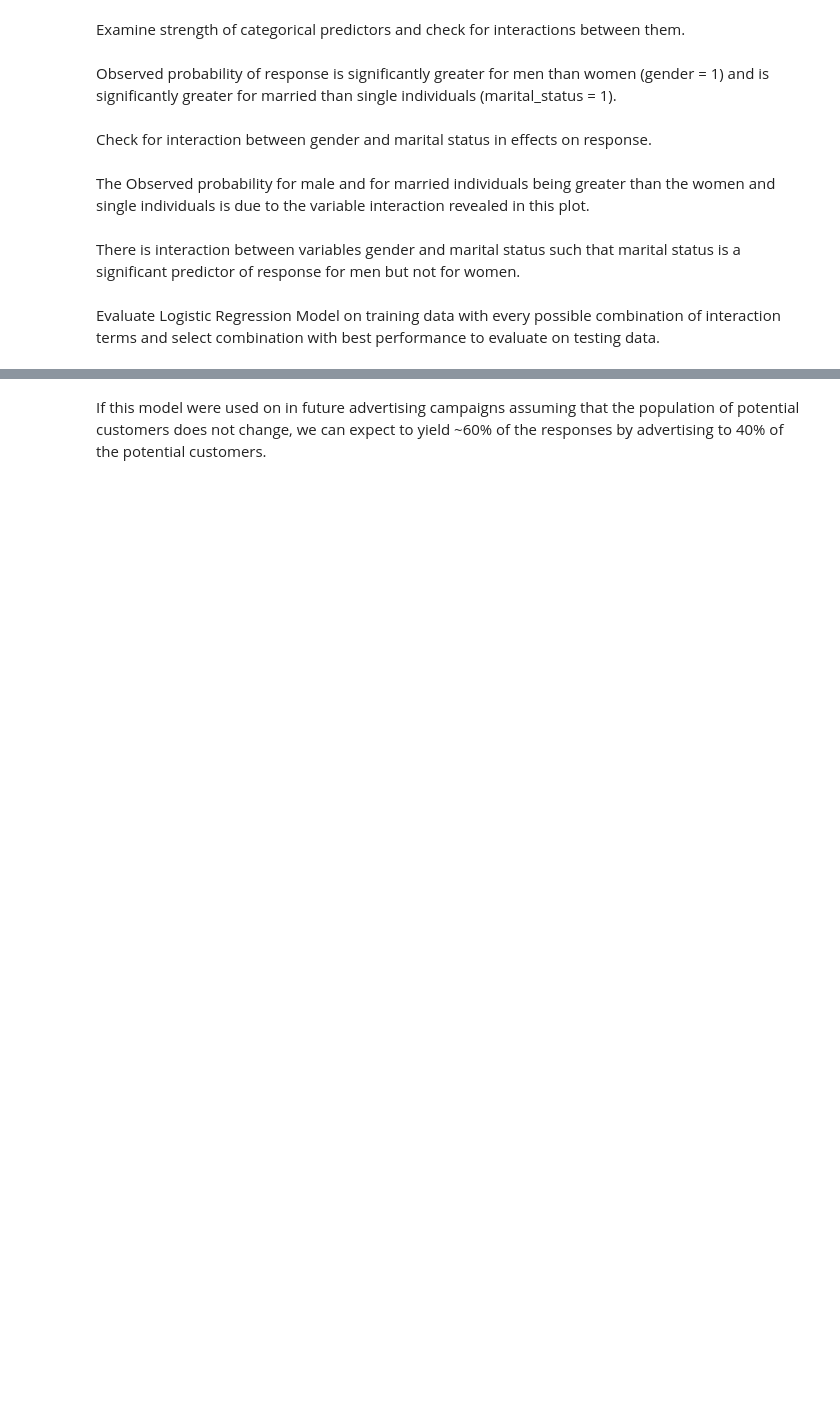
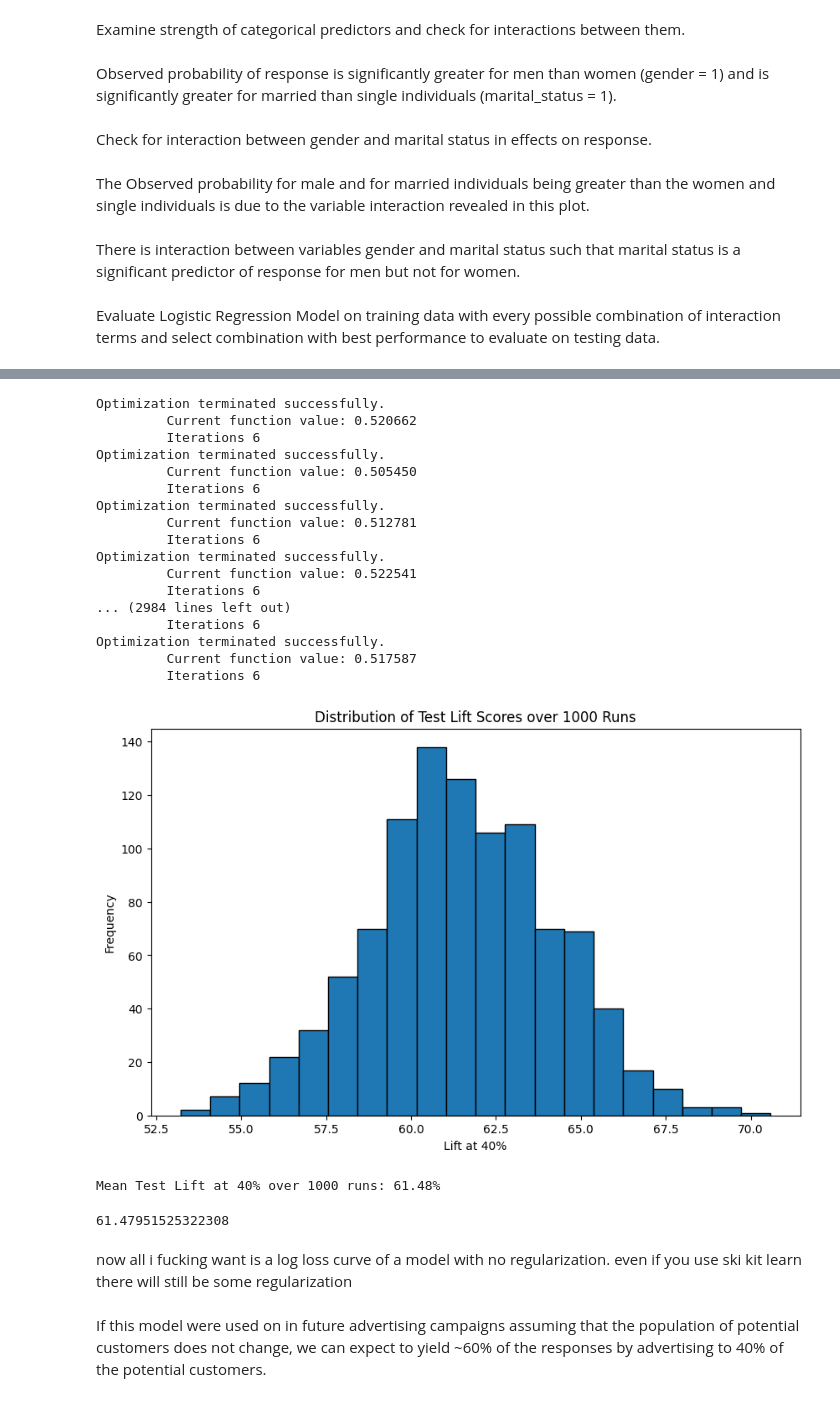
Before and after one commit to Jacob-J-Richards/DS_DA_Projects, a Jupyter notebook: 2-Marketing_Prediction/Main.ipynb, the cells around one changed output, grey strips where cells are left out. Cells and saved outputs as stored; diff of their text form; code cells hidden in the pictures; blank space fills up the shorter version.

```diff
--- a/2-Marketing_Prediction/Main.ipynb
+++ b/2-Marketing_Prediction/Main.ipynb
@@ -319,0 +450,78 @@ plt.show()
+# %%
+from sklearn.metrics import roc_curve, auc
+import numpy as np
+import statsmodels.api as sm
+import matplotlib.pyplot as plt
+
+test_lifts = []
+
+for _ in range(1000):
+    X_train_base, X_test_base, y_train, y_test = train_test_split(X_base, y, test_size=0.2, random_state=np.random.randint(0, 100000))
+
+    X_test = X_test_base.copy()
+    X_train_final = X_train_base.copy()
+
+    interaction_terms = [
+        ('age_lt80', 'dist'),
+        ('age_ge80', 'dist'),
+        ('age_ge80', 'gender'),
+        ('age_ge80', 'marital_status'),
+        ('dist', 'income'),
+        ('dist', 'gender'),
+        ('dist', 'marital_status'),
+        ('income', 'gender'),
+        ('income', 'marital_status')
+    ]
+
+    for t1, t2 in interaction_terms:
+        X_train_final[f'{t1}_{t2}'] = X_train_base[t1] * X_train_base[t2]
+        X_test[f'{t1}_{t2}'] = X_test_base[t1] * X_test_base[t2]
+
+    X_train_final = sm.add_constant(X_train_final)
+    X_test = sm.add_constant(X_test)
+
+    model = sm.Logit(y_train, X_train_final).fit()
+    y_pred_proba_test = model.predict(X_test)
+
+    test_data = pd.DataFrame({'target': y_test, 'predicted_probs': y_pred_proba_test})
+    test_data_sorted = test_data.sort_values('predicted_probs', ascending=False)
+    test_total_pos = test_data_sorted['target'].sum()
+    test_n_rows = len(test_data_sorted)
+    test_cutoff_index = int(0.4 * test_n_rows)
+    test_lift_at_40 = test_data_sorted.iloc[:test_cutoff_index]['target'].sum() / test_total_pos * 100
+
+    test_lifts.append(test_lift_at_40)
+
+plt.figure(figsize=(10, 6))
+plt.hist(test_lifts, bins=20, edgecolor='black')
+plt.xlabel('Lift at 40%')
+plt.ylabel('Frequency')
+plt.title('Distribution of Test Lift Scores over 1000 Runs')
+plt.show()
+
+mean_test_lift = np.mean(test_lifts)
+print(f'Mean Test Lift at 40% over 1000 runs: {mean_test_lift:.2f}%')
+display(mean_test_lift)
+# %% [output]
+Optimization terminated successfully.
+         Current function value: 0.520662
+         Iterations 6
+Optimization terminated successfully.
+         Current function value: 0.505450
+         Iterations 6
+Optimization terminated successfully.
+         Current function value: 0.512781
+         Iterations 6
+Optimization terminated successfully.
+         Current function value: 0.522541
+         Iterations 6
+... (2984 lines left out)
+         Iterations 6
+Optimization terminated successfully.
+         Current function value: 0.517587
+         Iterations 6
+[figure, added]
+Mean Test Lift at 40% over 1000 runs: 61.48%
+61.47951525322308
+# %% [markdown]
+now all i fucking want is a log loss curve of a model with no regularization. even if you use ski kit learn there will still be some regularization
```
Also changed, not shown: parts of 12 cells of this notebook.
